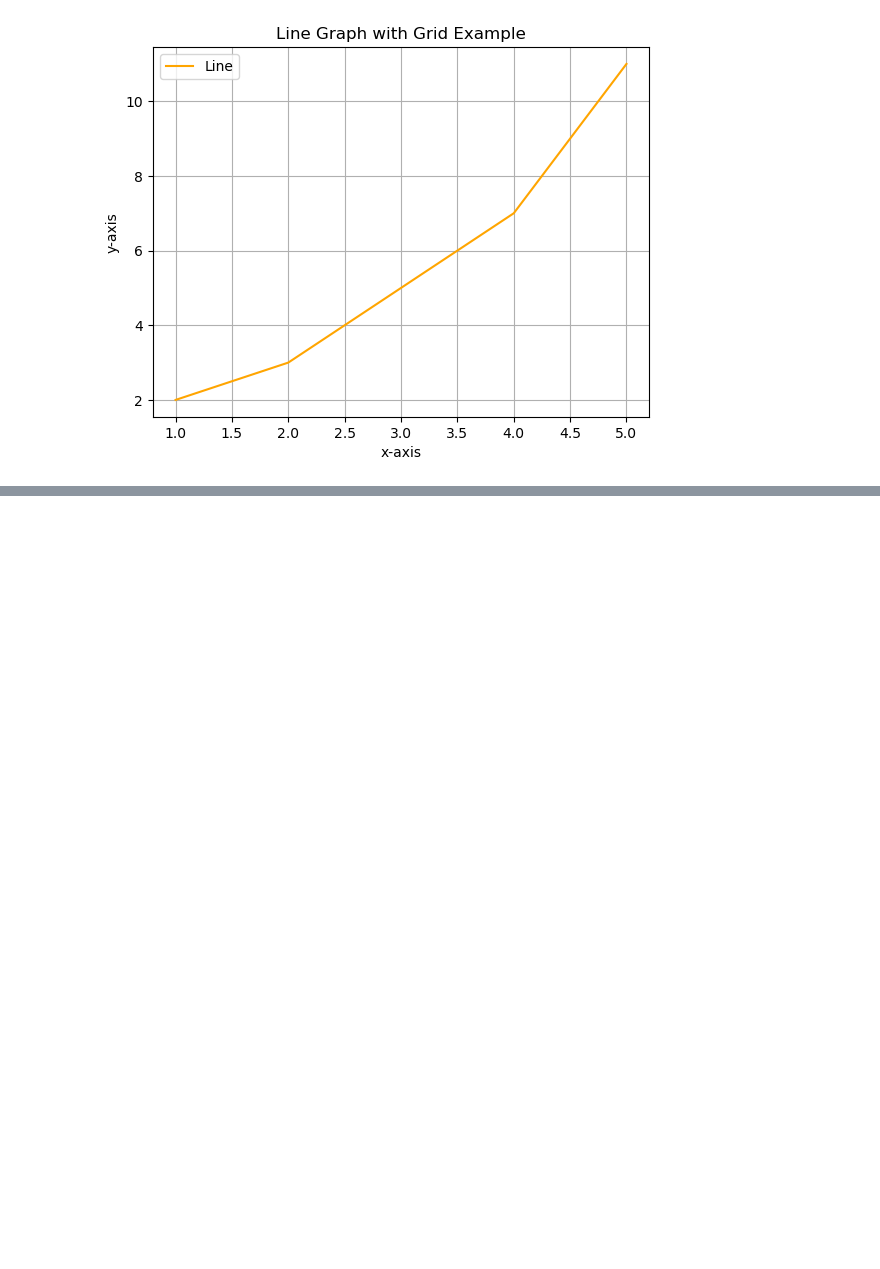
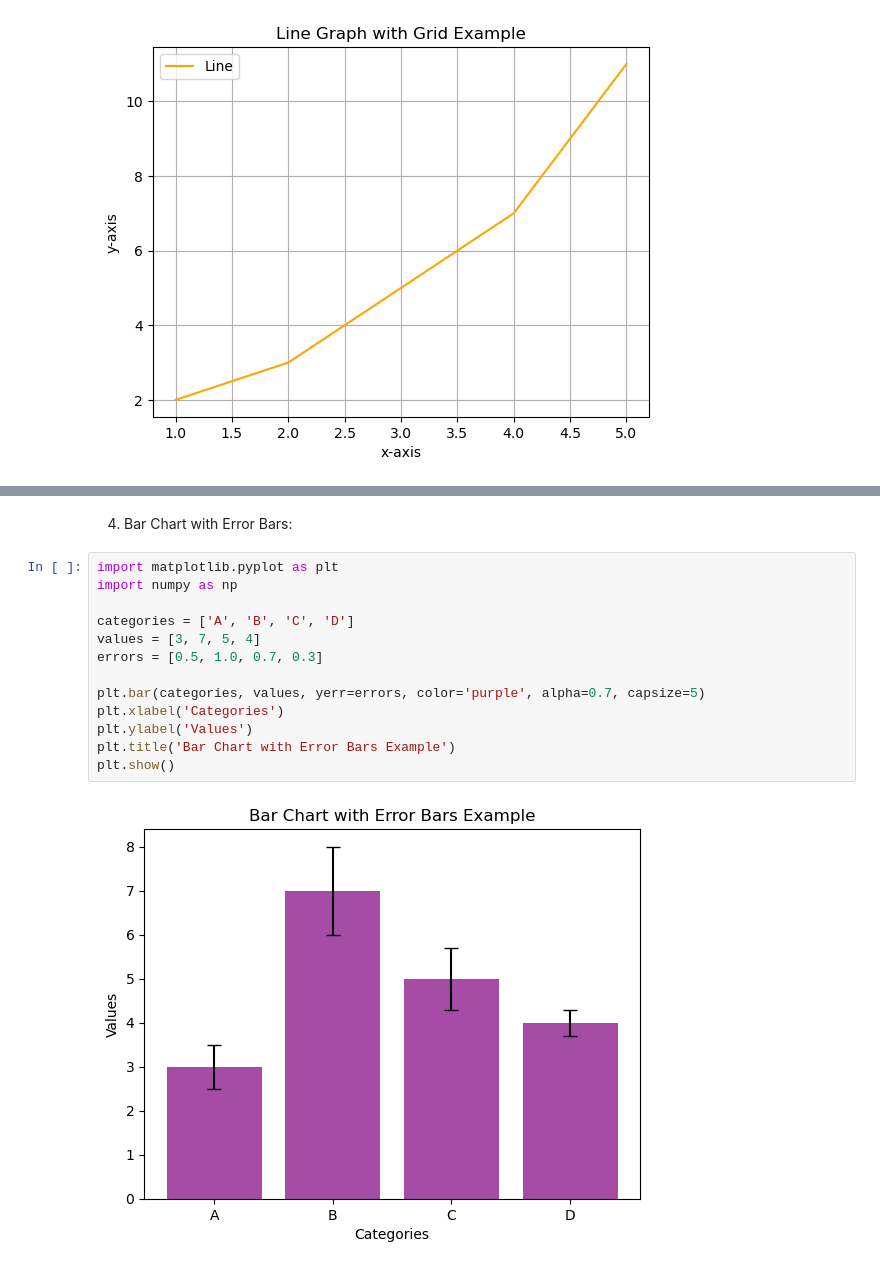
Before and after one commit to Ahmet-Acik/matplotlib_numpy_project, a Jupyter notebook: Untitled-1.ipynb, the cells around one changed output, grey strips where cells are left out. Cells and saved outputs as stored; diff of their text form; blank space fills up the shorter version.

```diff
--- a/Untitled-1.ipynb
+++ b/Untitled-1.ipynb
@@ -240,0 +301,17 @@ plt.show()
+# %% [markdown]
+4. Bar Chart with Error Bars:
+# %%
+import matplotlib.pyplot as plt
+import numpy as np
+
+categories = ['A', 'B', 'C', 'D']
+values = [3, 7, 5, 4]
+errors = [0.5, 1.0, 0.7, 0.3]
+
+plt.bar(categories, values, yerr=errors, color='purple', alpha=0.7, capsize=5)
+plt.xlabel('Categories')
+plt.ylabel('Values')
+plt.title('Bar Chart with Error Bars Example')
+plt.show()
+# %% [output]
+[figure, added]
```
Also changed, not shown: parts of 9 cells of this notebook.
